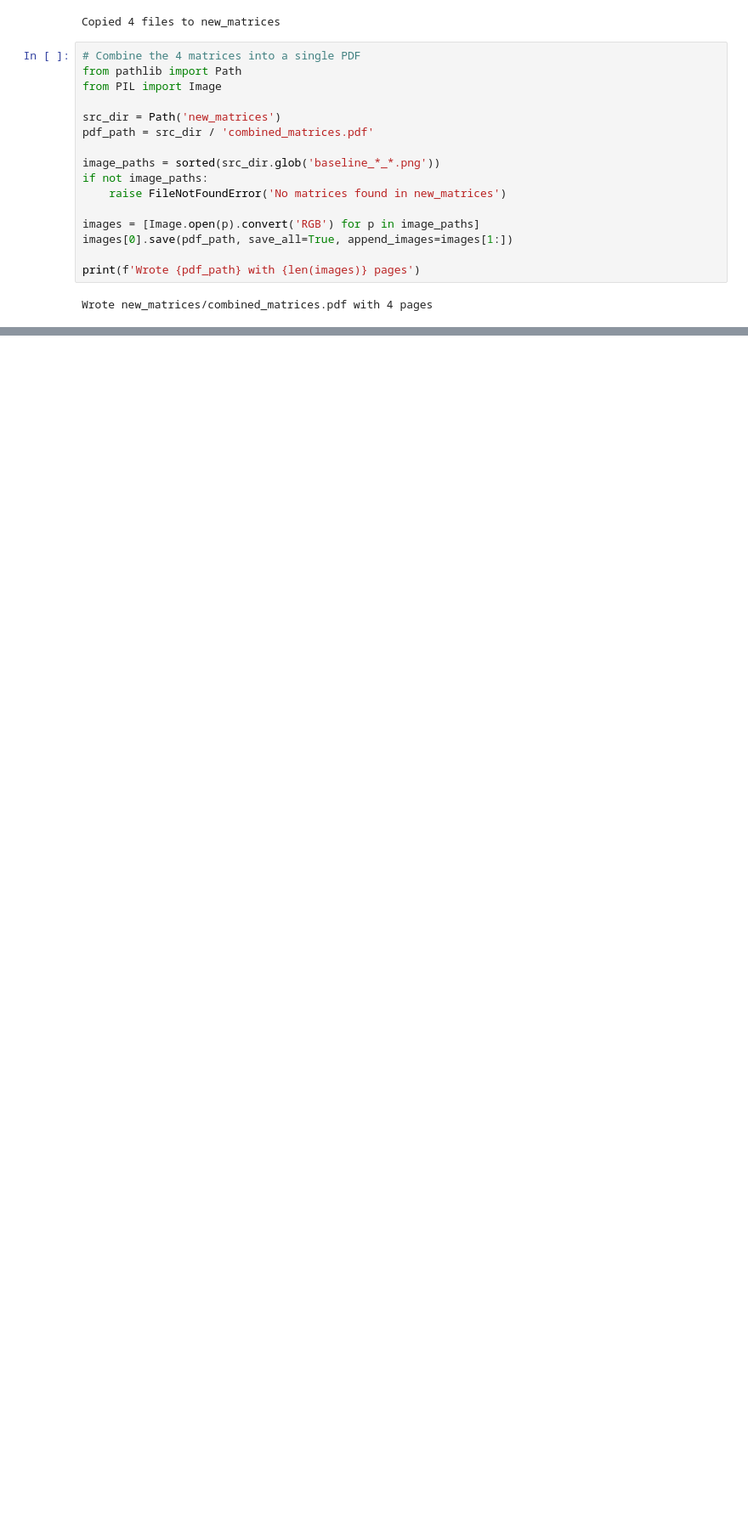
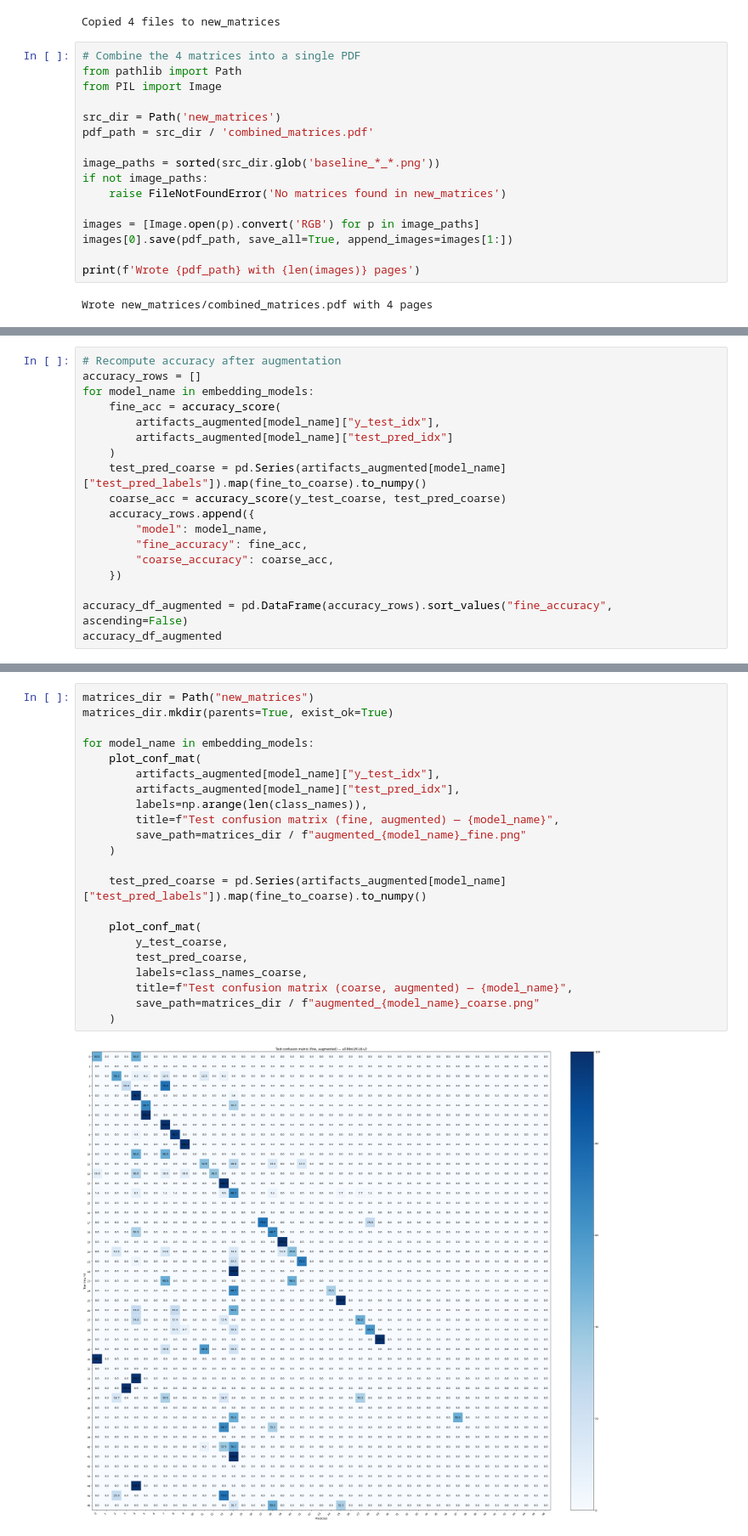
Before and after one commit to Sail-Nautica/ENGR-100-M4, a Jupyter notebook: newCodeBase.ipynb, the cells around one changed output, grey strips where cells are left out. Shown at 85% size. Drawn from its saved outputs; the diff is of its cells as text; blank space fills up the shorter version.

```diff
--- a/newCodeBase.ipynb
+++ b/newCodeBase.ipynb
@@ -489,0 +706,18 @@ Wrote new_matrices/combined_matrices.pdf with 4 pages
+# %%
+# Recompute accuracy after augmentation
+accuracy_rows = []
+for model_name in embedding_models:
+    fine_acc = accuracy_score(
+        artifacts_augmented[model_name]["y_test_idx"],
+        artifacts_augmented[model_name]["test_pred_idx"]
+    )
+    test_pred_coarse = pd.Series(artifacts_augmented[model_name]["test_pred_labels"]).map(fine_to_coarse).to_numpy()
+    coarse_acc = accuracy_score(y_test_coarse, test_pred_coarse)
+    accuracy_rows.append({
+        "model": model_name,
+        "fine_accuracy": fine_acc,
+        "coarse_accuracy": coarse_acc,
+    })
+
+accuracy_df_augmented = pd.DataFrame(accuracy_rows).sort_values("fine_accuracy", ascending=False)
+accuracy_df_augmented
@@ -489,0 +728,24 @@ Wrote new_matrices/combined_matrices.pdf with 4 pages
+# %%
+matrices_dir = Path("new_matrices")
+matrices_dir.mkdir(parents=True, exist_ok=True)
+
+for model_name in embedding_models:
+    plot_conf_mat(
+        artifacts_augmented[model_name]["y_test_idx"],
+        artifacts_augmented[model_name]["test_pred_idx"],
+        labels=np.arange(len(class_names)),
+        title=f"Test confusion matrix (fine, augmented) — {model_name}",
+        save_path=matrices_dir / f"augmented_{model_name}_fine.png"
+    )
+
+    test_pred_coarse = pd.Series(artifacts_augmented[model_name]["test_pred_labels"]).map(fine_to_coarse).to_numpy()
+
+    plot_conf_mat(
+        y_test_coarse,
+        test_pred_coarse,
+        labels=class_names_coarse,
+        title=f"Test confusion matrix (coarse, augmented) — {model_name}",
+        save_path=matrices_dir / f"augmented_{model_name}_coarse.png"
+    )
+# %% [output]
+[figure, added]
```
Also changed, not shown: parts of 18 cells of this notebook, 14 other files.
